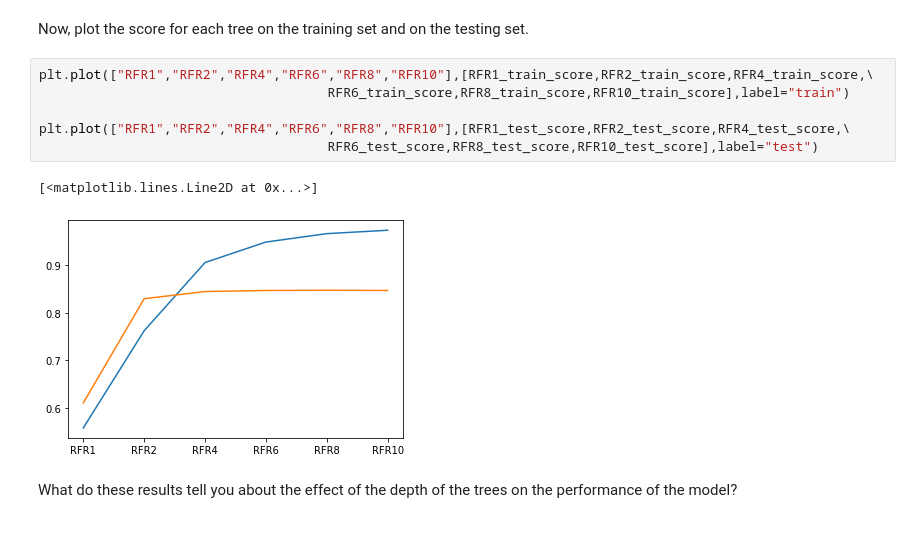
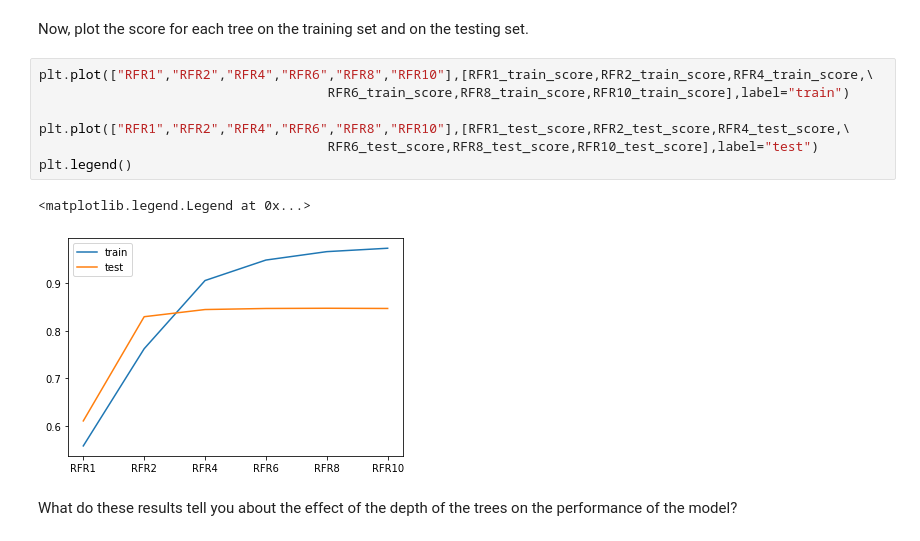
Before and after one commit to ta-data-lis/lab-problems-in-ml, a Jupyter notebook: your-code/lab_boston_housing.ipynb, the cells around one changed output. Cells and saved outputs as stored; diff of their text form.

```diff
--- a/your-code/lab_boston_housing.ipynb
+++ b/your-code/lab_boston_housing.ipynb
@@ -300,12 +300,13 @@ Now, plot the score for each tree on the training set and on the testing set.
 # %%
 plt.plot(["RFR1","RFR2","RFR4","RFR6","RFR8","RFR10"],[RFR1_train_score,RFR2_train_score,RFR4_train_score,\
                                      RFR6_train_score,RFR8_train_score,RFR10_train_score],label="train")
 
 plt.plot(["RFR1","RFR2","RFR4","RFR6","RFR8","RFR10"],[RFR1_test_score,RFR2_test_score,RFR4_test_score,\
                                      RFR6_test_score,RFR8_test_score,RFR10_test_score],label="test")
+plt.legend()
 # %% [output]
-[<matplotlib.lines.Line2D at 0x...>]
+<matplotlib.legend.Legend at 0x...>
-[figure, old version]
+[figure, new version]
 # %% [markdown]
 What do these results tell you about the effect of the depth of the trees on the performance of the model?
 # %%
```
